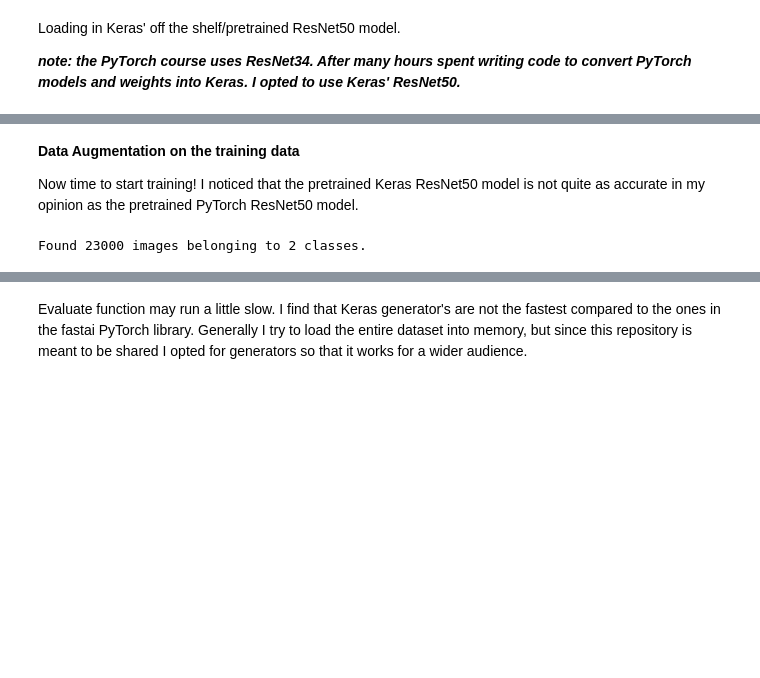
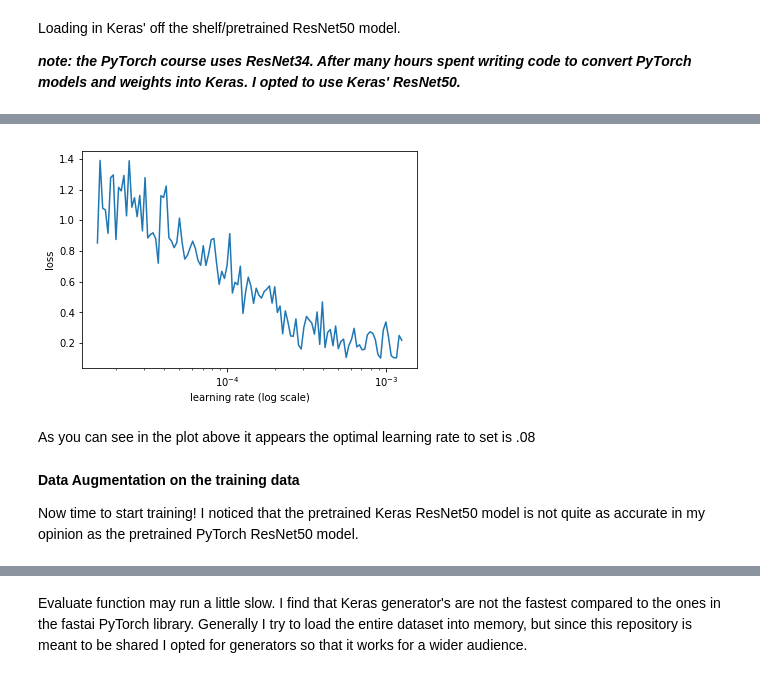
Before and after one commit to metachi/fastaiv2keras, a Jupyter notebook: lesson1-finetune2.ipynb, the cells around one changed output, grey strips where cells are left out. Cells and saved outputs as stored; diff of their text form; code cells hidden in the pictures; blank space fills up the shorter version.

```diff
--- a/lesson1-finetune2.ipynb
+++ b/lesson1-finetune2.ipynb
@@ -80,11 +43,10 @@ I'm going to stick with my original LR of .08 rather than dropping down to .01 o
+# %%
+learn.sched.plot()
+# %% [output]
+[figure, added]
+# %% [markdown]
+As you can see in the plot above it appears the optimal learning rate to set is .08
 # %% [markdown]
 **Data Augmentation on the training data**
 
 Now time to start training!  I noticed that the pretrained Keras ResNet50 model is not quite as accurate in my opinion as the pretrained PyTorch ResNet50 model.
-# %%
-#todo random light/dark
-batches_aug = ImageDataGenerator(rotation_range=10, zoom_range=0.1, horizontal_flip=True,
-                                preprocessing_function=randCrop).flow_from_directory(path+'train', target_size=(sz,sz),
-                class_mode='categorical', shuffle=True, batch_size=batch_size)
-# %% [output]
-Found 23000 images belonging to 2 classes.
```
Also changed, not shown: parts of 47 cells of this notebook, 2 other files.
